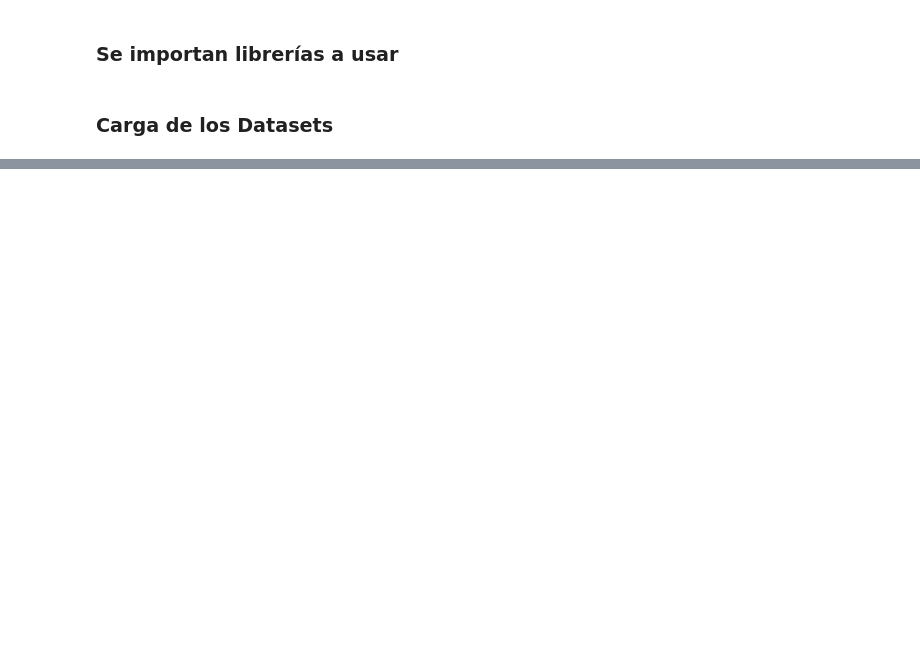
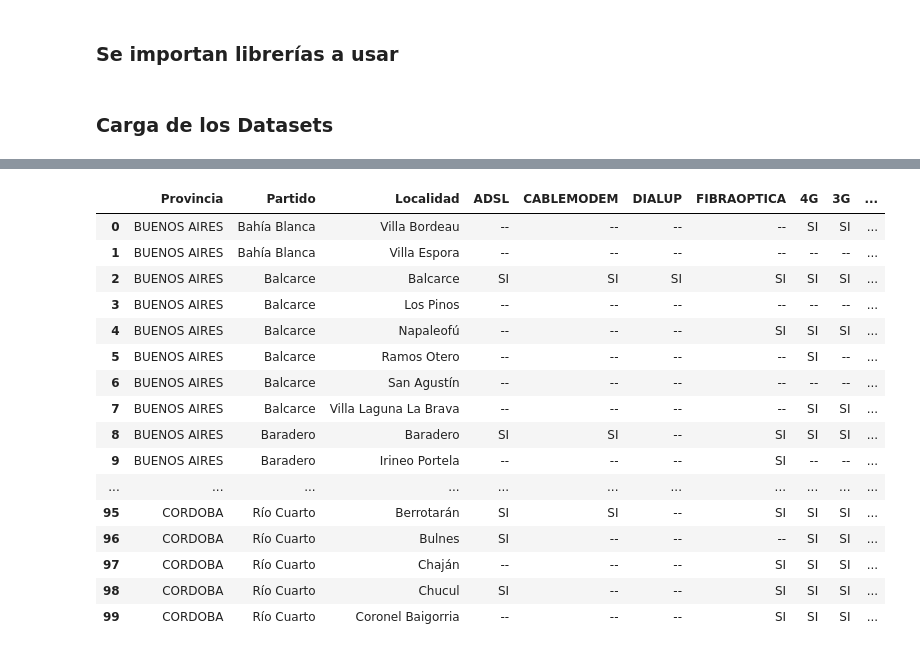
Before and after one commit to EmilianoEmanuelSosa/PI_DA_Data-visualization, a Jupyter notebook: ETL.ipynb, the cells around one changed output, grey strips where cells are left out. Saved outputs shown, nothing was run; the diff lists cells and outputs as text; code cells hidden in the pictures; blank space fills up the shorter version.

```diff
--- a/ETL.ipynb
+++ b/ETL.ipynb
@@ -27,0 +271,21 @@ names_dataframes = ['Acceso_internet_fijo_velocidad_bajada_provincia', 'Acceso_i
+# %%
+# 10
+display_scrollable_dataframe(Listado_localidades_conectividad_internet.head(100))
+# %% [output]
+|  | Provincia | Partido | Localidad | ADSL | CABLEMODEM | DIALUP | FIBRAOPTICA | 4G | 3G | ... |
+| 0 | BUENOS AIRES | Bahía Blanca | Villa Bordeau | -- | -- | -- | -- | SI | SI | ... |
+| 1 | BUENOS AIRES | Bahía Blanca | Villa Espora | -- | -- | -- | -- | -- | -- | ... |
+| 2 | BUENOS AIRES | Balcarce | Balcarce | SI | SI | SI | SI | SI | SI | ... |
+| 3 | BUENOS AIRES | Balcarce | Los Pinos | -- | -- | -- | -- | -- | -- | ... |
+| 4 | BUENOS AIRES | Balcarce | Napaleofú | -- | -- | -- | SI | SI | SI | ... |
+| 5 | BUENOS AIRES | Balcarce | Ramos Otero | -- | -- | -- | -- | SI | -- | ... |
+| 6 | BUENOS AIRES | Balcarce | San Agustín | -- | -- | -- | -- | -- | -- | ... |
+| 7 | BUENOS AIRES | Balcarce | Villa Laguna La Brava | -- | -- | -- | -- | SI | SI | ... |
+| 8 | BUENOS AIRES | Baradero | Baradero | SI | SI | -- | SI | SI | SI | ... |
+| 9 | BUENOS AIRES | Baradero | Irineo Portela | -- | -- | -- | SI | -- | -- | ... |
+| ... | ... | ... | ... | ... | ... | ... | ... | ... | ... | ... |
+| 95 | CORDOBA | Río Cuarto | Berrotarán | SI | SI | -- | SI | SI | SI | ... |
+| 96 | CORDOBA | Río Cuarto | Bulnes | SI | -- | -- | -- | SI | SI | ... |
+| 97 | CORDOBA | Río Cuarto | Chaján | -- | -- | -- | SI | SI | SI | ... |
+| 98 | CORDOBA | Río Cuarto | Chucul | SI | -- | -- | SI | SI | SI | ... |
+| 99 | CORDOBA | Río Cuarto | Coronel Baigorria | -- | -- | -- | SI | SI | SI | ... |
```
Also changed, not shown: parts of 33 cells of this notebook.
